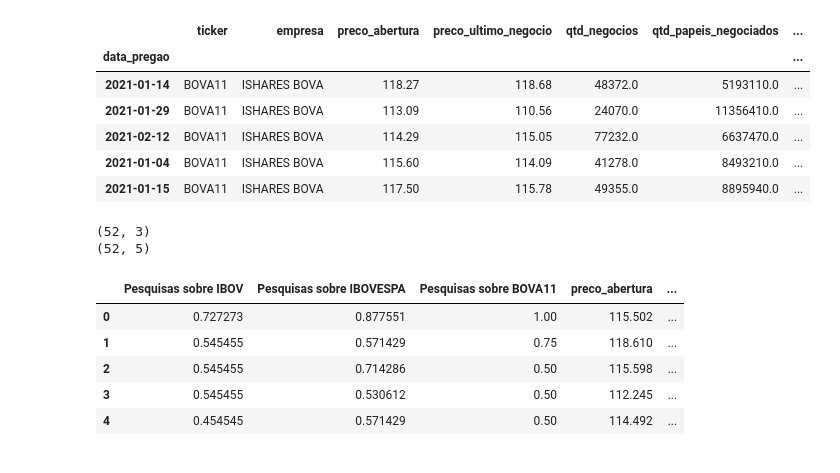
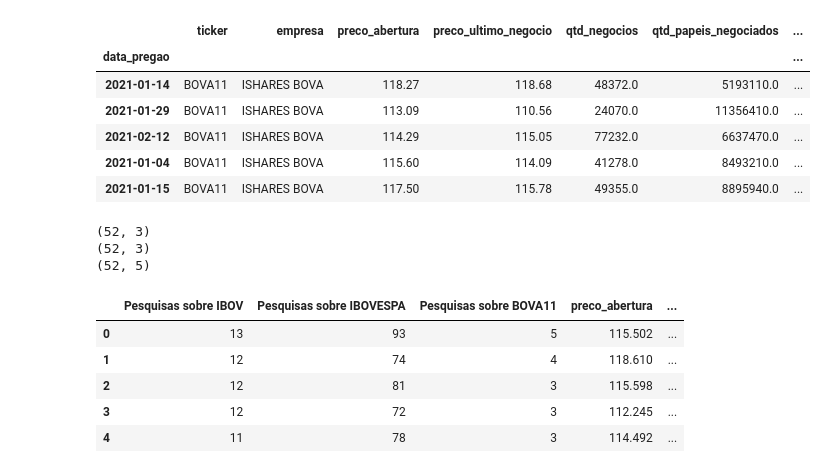
Before and after one commit to duartevictor/data_ciencia, a Jupyter notebook: tcc/projeto_v1.ipynb, the cells around one changed output. Saved outputs shown, nothing was run; the diff lists cells and outputs as text; code cells hidden in the pictures.

```diff
--- a/tcc/projeto_v1.ipynb
+++ b/tcc/projeto_v1.ipynb
@@ -161,23 +158,27 @@ bova = bova.resample('7D').mean()
 bova.reset_index(drop=True, inplace = True)
 # %%
 # checando se ambos os datasets estão com a mesma quantidade de semanas
+print(palavras_trend_scaled.shape)
 print(palavras_trend.shape)
 print(bova.shape)
 # %% [output]
+(52, 3)
 (52, 3)
 (52, 5)
-# %%
-# unindo dados do google trends com dados da B3
-trend_b3 = pd.merge(palavras_trend, bova, left_index = True, right_index = True)
-trend_b3.rename(columns = {'IBOV':'Pesquisas sobre IBOV', 'IBOVESPA':'Pesquisas sobre IBOVESPA', 'BOVA11':'Pesquisas sobre BOVA11'}, inplace = True)
-trend_b3.head()
-# %% [output]
-|  | Pesquisas sobre IBOV | Pesquisas sobre IBOVESPA | Pesquisas sobre BOVA11 | preco_abertura | ... |
-| 0 | 0.727273 | 0.877551 | 1.00 | 115.502 | ... |
-| 1 | 0.545455 | 0.571429 | 0.75 | 118.610 | ... |
-| 2 | 0.545455 | 0.714286 | 0.50 | 115.598 | ... |
-| 3 | 0.545455 | 0.530612 | 0.50 | 112.245 | ... |
-| 4 | 0.454545 | 0.571429 | 0.50 | 114.492 | ... |
+# %%
+# unindo dados do google (sem padronizar) trends com dados da B3
+trend_b3 = pd.merge(palavras_trend, bova, left_index = True, right_index = True)
+trend_b3.rename(columns = {'IBOV':'Pesquisas sobre IBOV', 'IBOVESPA':'Pesquisas sobre IBOVESPA', 'BOVA11':'Pesquisas sobre BOVA11'}, inplace = True)
+trend_b3.to_csv('df_01.csv')
+
+trend_b3.head()
+# %% [output]
+|  | Pesquisas sobre IBOV | Pesquisas sobre IBOVESPA | Pesquisas sobre BOVA11 | preco_abertura | ... |
+| 0 | 13 | 93 | 5 | 115.502 | ... |
+| 1 | 12 | 74 | 4 | 118.610 | ... |
+| 2 | 12 | 81 | 3 | 115.598 | ... |
+| 3 | 12 | 72 | 3 | 112.245 | ... |
+| 4 | 11 | 78 | 3 | 114.492 | ... |
 # %%
 # padronizando todos os dados
 trend_b3_scaled = pd.DataFrame(min_max_scaler.fit_transform(trend_b3), columns=trend_b3.columns)
```
Also changed, not shown: parts of 10 cells of this notebook, 2 other files.
